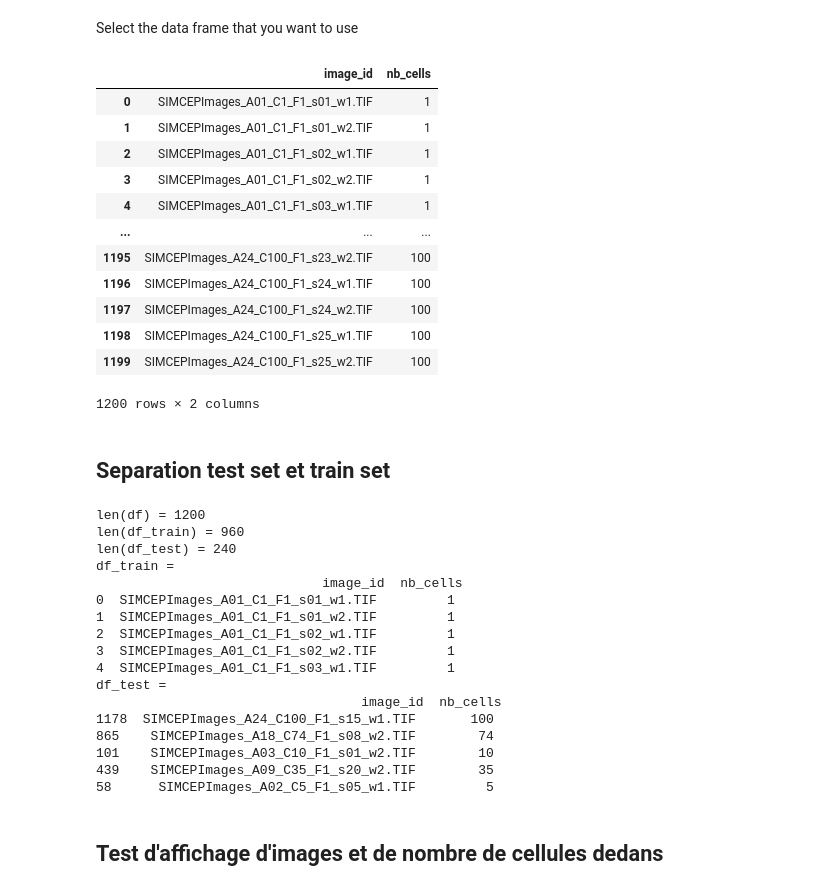
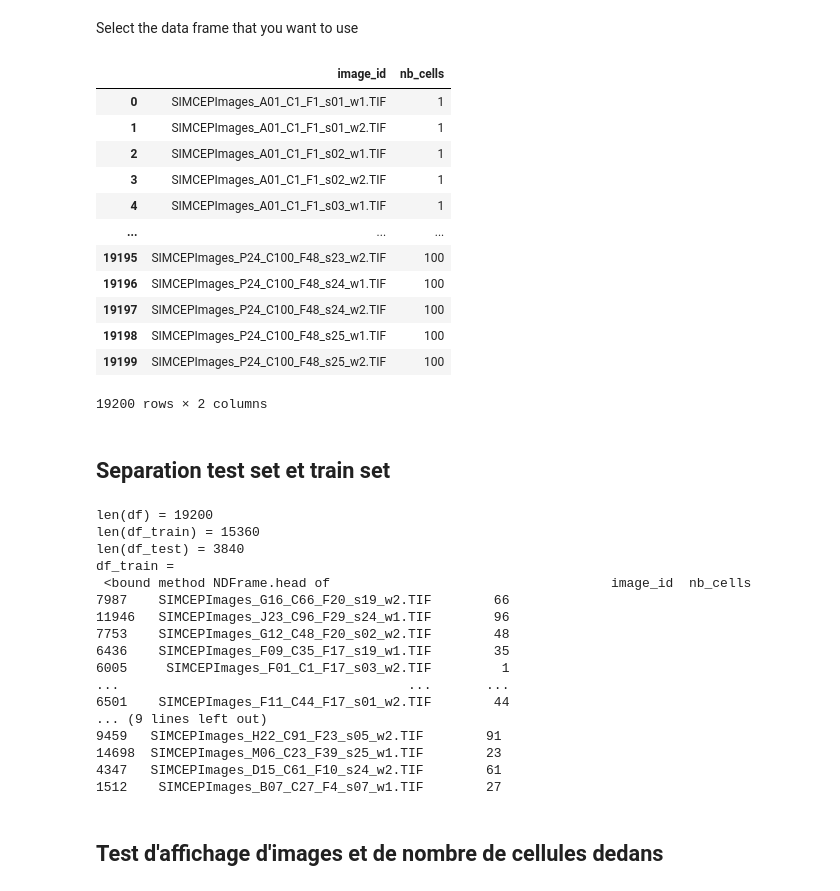
Before and after one commit to Faberra57/cobalt, a Jupyter notebook: CNN/cnn.ipynb, the cells around one changed output. Cells and saved outputs as stored; diff of their text form; code cells hidden in the pictures.

```diff
--- a/CNN/cnn.ipynb
+++ b/CNN/cnn.ipynb
@@ -45,57 +45,57 @@ print(' mask =\n',mask .head())
 # %% [markdown]
 Select the data frame that you want to use
 # %%
-mask_or_image='mask'
+mask_or_image='image'
 if mask_or_image=='mask':
     df=mask
 else:
     df=images.copy()
     df.drop(columns=['blur', 'mask'],inplace=True)
 df
 # %% [output]
 |  | image_id | nb_cells |
 | 0 | SIMCEPImages_A01_C1_F1_s01_w1.TIF | 1 |
 | 1 | SIMCEPImages_A01_C1_F1_s01_w2.TIF | 1 |
 | 2 | SIMCEPImages_A01_C1_F1_s02_w1.TIF | 1 |
 | 3 | SIMCEPImages_A01_C1_F1_s02_w2.TIF | 1 |
 | 4 | SIMCEPImages_A01_C1_F1_s03_w1.TIF | 1 |
 | ... | ... | ... |
-| 1195 | SIMCEPImages_A24_C100_F1_s23_w2.TIF | 100 |
-| 1196 | SIMCEPImages_A24_C100_F1_s24_w1.TIF | 100 |
-| 1197 | SIMCEPImages_A24_C100_F1_s24_w2.TIF | 100 |
-| 1198 | SIMCEPImages_A24_C100_F1_s25_w1.TIF | 100 |
-| 1199 | SIMCEPImages_A24_C100_F1_s25_w2.TIF | 100 |
+| 19195 | SIMCEPImages_P24_C100_F48_s23_w2.TIF | 100 |
+| 19196 | SIMCEPImages_P24_C100_F48_s24_w1.TIF | 100 |
+| 19197 | SIMCEPImages_P24_C100_F48_s24_w2.TIF | 100 |
+| 19198 | SIMCEPImages_P24_C100_F48_s25_w1.TIF | 100 |
+| 19199 | SIMCEPImages_P24_C100_F48_s25_w2.TIF | 100 |
-1200 rows × 2 columns
+19200 rows × 2 columns
 # %% [markdown]
 ## Separation test set et train set
 # %%
 frac=0.2
 df_test= df.sample( frac=frac, replace=False, random_state=42)
-df_train = df.drop(df_test.index)
+df_train = df.drop(df_test.index).sample(frac=1, random_state=42)
 
 print('len(df) =',len(df))
 print('len(df_train) =',len(df_train))
 print('len(df_test) =',len(df_test))
-print( 'df_train =\n',df_train.head())
+print( 'df_train =\n',df_train.head)
 print( 'df_test =\n',df_test.head())
 # %% [output]
-len(df) = 1200
-len(df_train) = 960
-len(df_test) = 240
+len(df) = 19200
+len(df_train) = 15360
+len(df_test) = 3840
 df_train =
-                             image_id  nb_cells
-0  SIMCEPImages_A01_C1_F1_s01_w1.TIF         1
-1  SIMCEPImages_A01_C1_F1_s01_w2.TIF         1
-2  SIMCEPImages_A01_C1_F1_s02_w1.TIF         1
-3  SIMCEPImages_A01_C1_F1_s02_w2.TIF         1
-4  SIMCEPImages_A01_C1_F1_s03_w1.TIF         1
-df_test =
-                                  image_id  nb_cells
-1178  SIMCEPImages_A24_C100_F1_s15_w1.TIF       100
-865    SIMCEPImages_A18_C74_F1_s08_w2.TIF        74
-101    SIMCEPImages_A03_C10_F1_s01_w2.TIF        10
-439    SIMCEPImages_A09_C35_F1_s20_w2.TIF        35
-58      SIMCEPImages_A02_C5_F1_s05_w1.TIF         5
+ <bound method NDFrame.head of                                    image_id  nb_cells
+7987    SIMCEPImages_G16_C66_F20_s19_w2.TIF        66
+11946   SIMCEPImages_J23_C96_F29_s24_w1.TIF        96
+7753    SIMCEPImages_G12_C48_F20_s02_w2.TIF        48
+6436    SIMCEPImages_F09_C35_F17_s19_w1.TIF        35
+6005     SIMCEPImages_F01_C1_F17_s03_w2.TIF         1
+...                                     ...       ...
+6501    SIMCEPImages_F11_C44_F17_s01_w2.TIF        44
+... (9 lines left out)
+9459   SIMCEPImages_H22_C91_F23_s05_w2.TIF        91
+14698  SIMCEPImages_M06_C23_F39_s25_w1.TIF        23
+4347   SIMCEPImages_D15_C61_F10_s24_w2.TIF        61
+1512    SIMCEPImages_B07_C27_F4_s07_w1.TIF        27
 # %% [markdown]
 ## Test d'affichage d'images et de nombre de cellules dedans
 # %%
```
Also changed, not shown: parts of 18 cells of this notebook, 2 other files.
